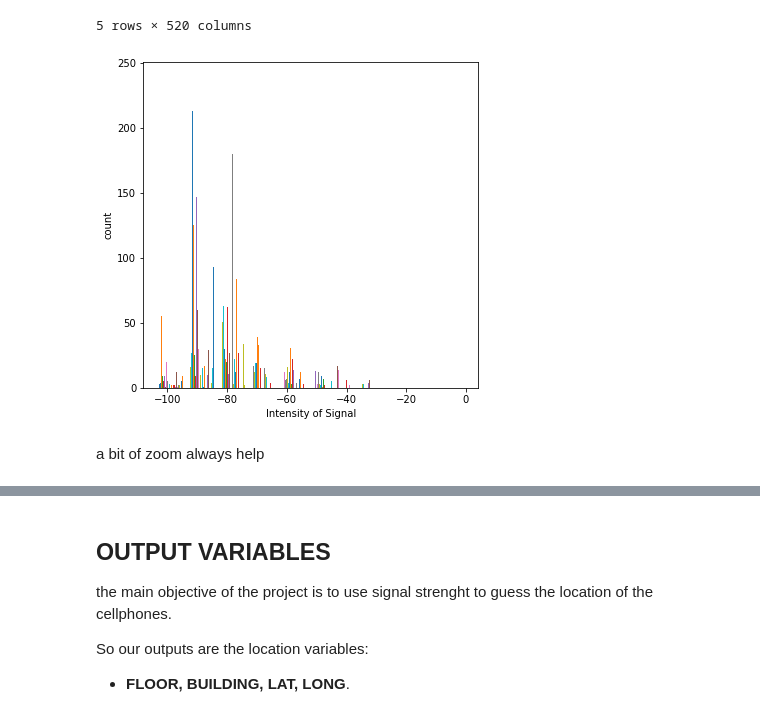
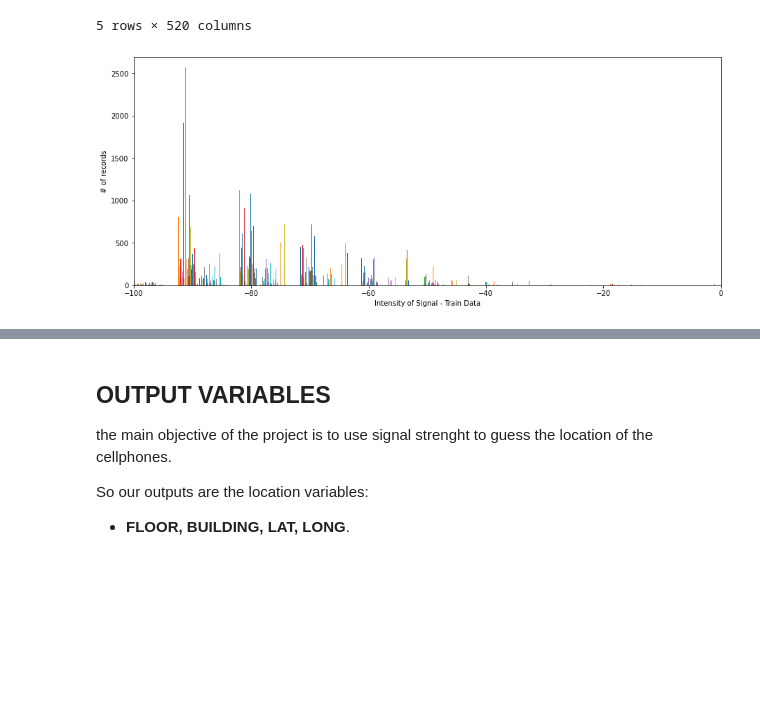
Before and after one commit to alefbenages/Wifi_locationing, a Jupyter notebook: WiFi_0_Prepro_trainigData.ipynb, the cells around one changed output, grey strips where cells are left out. Saved outputs shown, nothing was run; the diff lists cells and outputs as text; code cells hidden in the pictures; blank space fills up the shorter version.

```diff
--- a/WiFi_0_Prepro_trainigData.ipynb
+++ b/WiFi_0_Prepro_trainigData.ipynb
@@ -16,9 +16,9 @@ import seaborn as sns
 path = '/home/ale/Dropbox/UBIQUM/4.DeepAnalytics&Visualization/T4M3.WiFiLocationing/Data/UJIndoorLoc/'
 file = 'trainingData.csv'
 
-Tdata = pd.read_csv(path + file)
+Train_data = pd.read_csv(path + file)
 
-Tdata.head()
+Train_data.head()
 # %% [output]
 |  | WAP001 | WAP002 | WAP003 | WAP004 | WAP005 | WAP006 | WAP007 | WAP008 | WAP009 | WAP010 | ... | ... |
 | 0 | 100 | 100 | 100 | 100 | 100 | 100 | 100 | 100 | 100 | 100 | ... | ... |
@@ -83,12 +32,12 @@ Seems that the great majority of values of singal strenght is +100 (out of range
 # %%
 # Take a random sample of the original dataframe and make a copy
-TdataPossibleValues = Tdata.sample(frac =.10, random_state= 200)    # .10 menans takes samples by the 10% of the dataset
+Train_dataPossibleValues = Train_data.sample(frac =1, random_state= 200)
 # %%
-TdataPossibleValues = TdataPossibleValues.drop(['LONGITUDE', 'LATITUDE', 'FLOOR', 'BUILDINGID', 'SPACEID',
+Train_dataPossibleValues = Train_dataPossibleValues.drop(['LONGITUDE', 'LATITUDE', 'FLOOR', 'BUILDINGID', 'SPACEID',
        'RELATIVEPOSITION', 'USERID', 'PHONEID', 'TIMESTAMP'], axis = 1)
 # %%
-TdataPossibleValues = TdataPossibleValues.replace([100],np.nan)
-TdataPossibleValues.head()
+Train_dataPossibleValues = Train_dataPossibleValues.replace([100],np.nan)
+Train_dataPossibleValues.head()
 # %% [output]
 |  | WAP001 | WAP002 | WAP003 | WAP004 | WAP005 | WAP006 | WAP007 | WAP008 | WAP009 | WAP010 | ... | ... |
 | 998 | NaN | NaN | NaN | NaN | NaN | NaN | NaN | NaN | NaN | NaN | ... | ... |
@@ -98,18 +47,17 @@ TdataPossibleValues.head()
 | 2671 | NaN | NaN | NaN | NaN | NaN | NaN | NaN | NaN | NaN | NaN | ... | ... |
 5 rows × 520 columns
 # %%
-plt.hist(TdataPossibleValues, bins = 10)
+plt.hist(Train_dataPossibleValues, bins = 10)
 
-plt.xlabel('Intensity of Signal')
-plt.ylabel('count')
+plt.xlabel('Intensity of Signal - Train Data')
+plt.ylabel('# of records')
 
-plt.rcParams['figure.figsize'] = [6,6]
-#plt.rcParams['figure.figsize'] = [15, 6]
+plt.xlim(-100,0)
 
-plt.savefig("Signal_hist", format= "png",bbox_inches='tight' )
+plt.savefig("Intensity of Signal - Train Data", format= "png",bbox_inches='tight' )
+
+plt.rcParams['figure.figsize'] = [15, 6]
 
 plt.show();
 # %% [output]
-[figure, old version]
+[figure, new version]
-# %% [markdown]
-a bit of zoom always help
```
Also changed, not shown: parts of 17 cells of this notebook, 3 other files.
